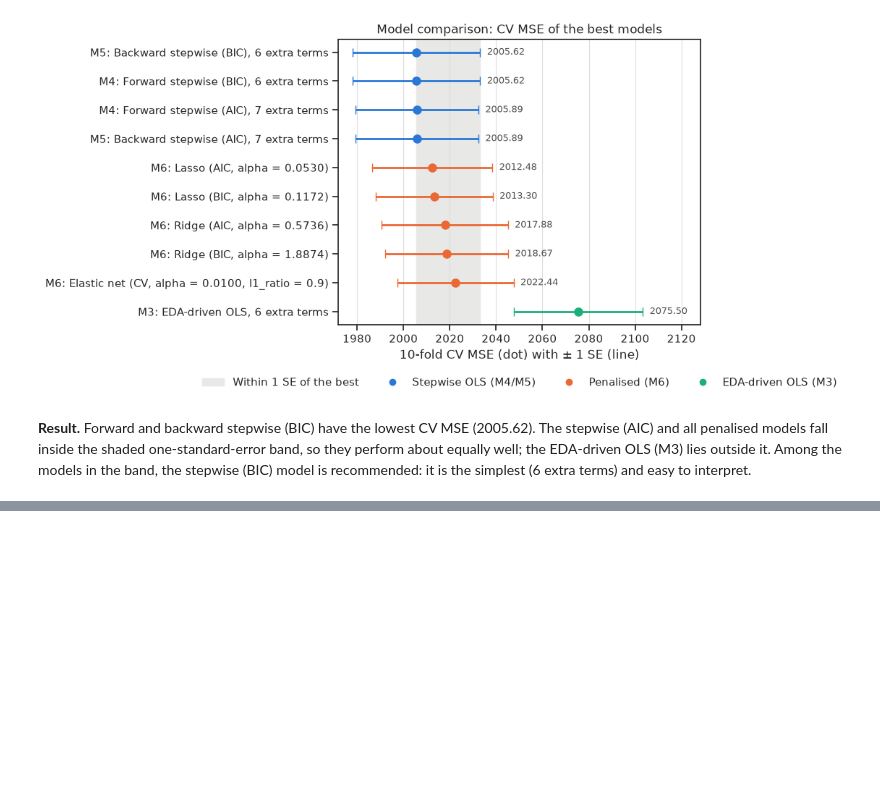
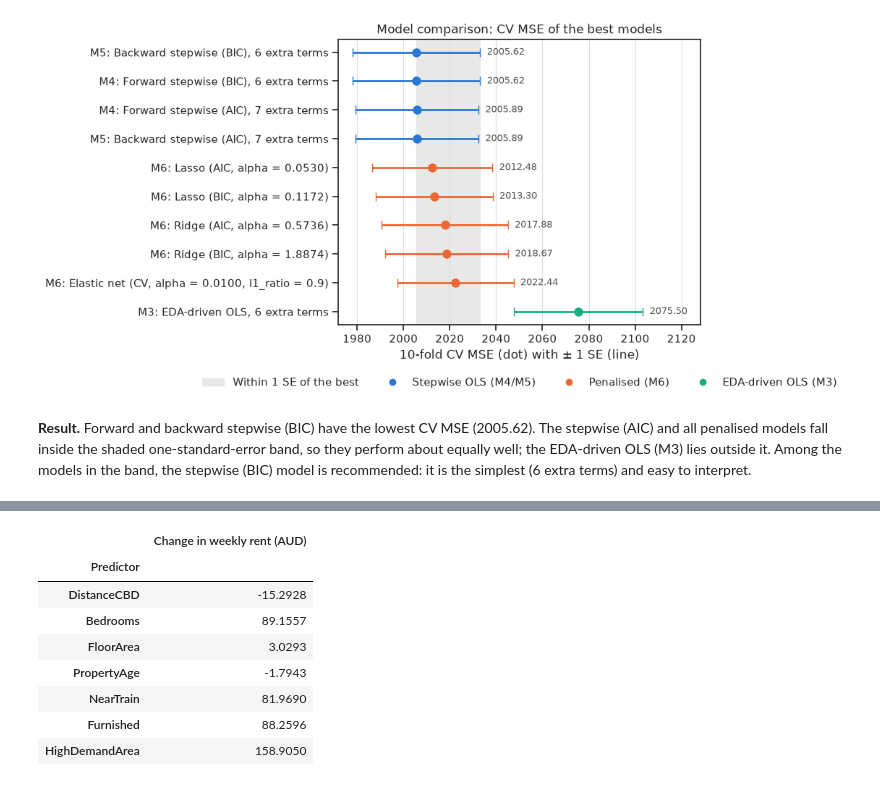
Before and after one commit to QingXueli/qbus2820, a Jupyter notebook: SID_Assignment1_implementation.ipynb, the cells around one changed output, grey strips where cells are left out. Drawn from its saved outputs; the diff is of its cells as text; code cells hidden in the pictures; blank space fills up the shorter version.

```diff
--- a/SID_Assignment1_implementation.ipynb
+++ b/SID_Assignment1_implementation.ipynb
@@ -1090,0 +1146,27 @@ Among the models in the band, the stepwise (BIC) model is recommended: it is the
+# %%
+# NOTE: not from tutorial — reason: with squared and interaction terms, effects are computed by comparing two predictions
+average_property = train[predictors].mean().to_frame().T               # one row: the average of each predictor
+
+effects = []
+for var in predictors:
+    low = average_property.copy()
+    high = average_property.copy()
+    if var in binary:                                                   # 0/1 variables: compare 0 with 1
+        low[var] = 0
+        high[var] = 1
+    else:                                                               # numeric variables: add one unit
+        high[var] = high[var] + 1
+    change = final_model.predict(make_features(high)[final_columns])[0] - final_model.predict(make_features(low)[final_columns])[0]
+    effects.append({'Predictor': var, 'Change in weekly rent (AUD)': change})
+
+pd.DataFrame(effects).set_index('Predictor').round(4)
+# %% [output]
+|  | Change in weekly rent (AUD) |
+| Predictor |  |
+| DistanceCBD | -15.2928 |
+| Bedrooms | 89.1557 |
+| FloorArea | 3.0293 |
+| PropertyAge | -1.7943 |
+| NearTrain | 81.9690 |
+| Furnished | 88.2596 |
+| HighDemandArea | 158.9050 |
```
Also changed, not shown: parts of 12 cells of this notebook, 4 other files.
